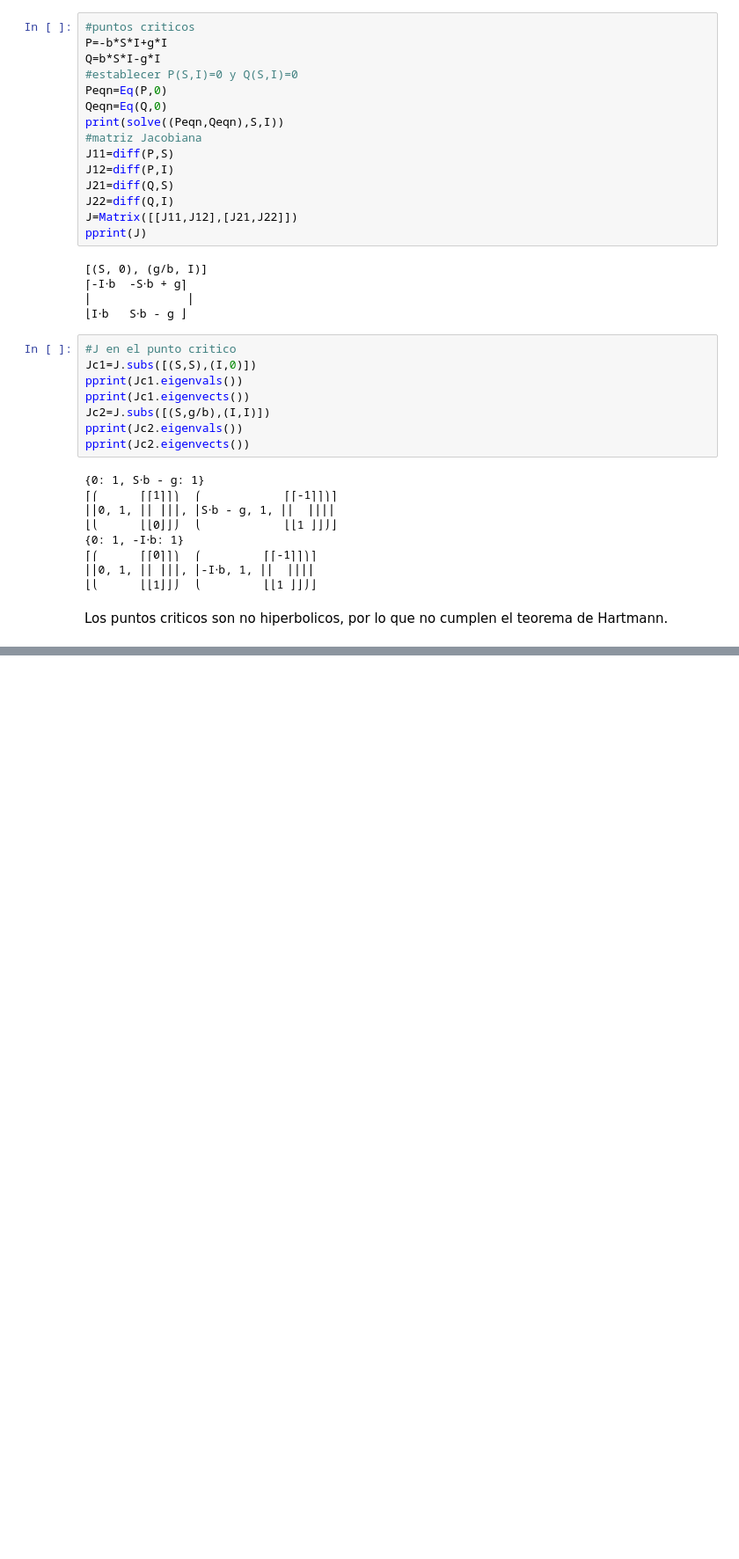
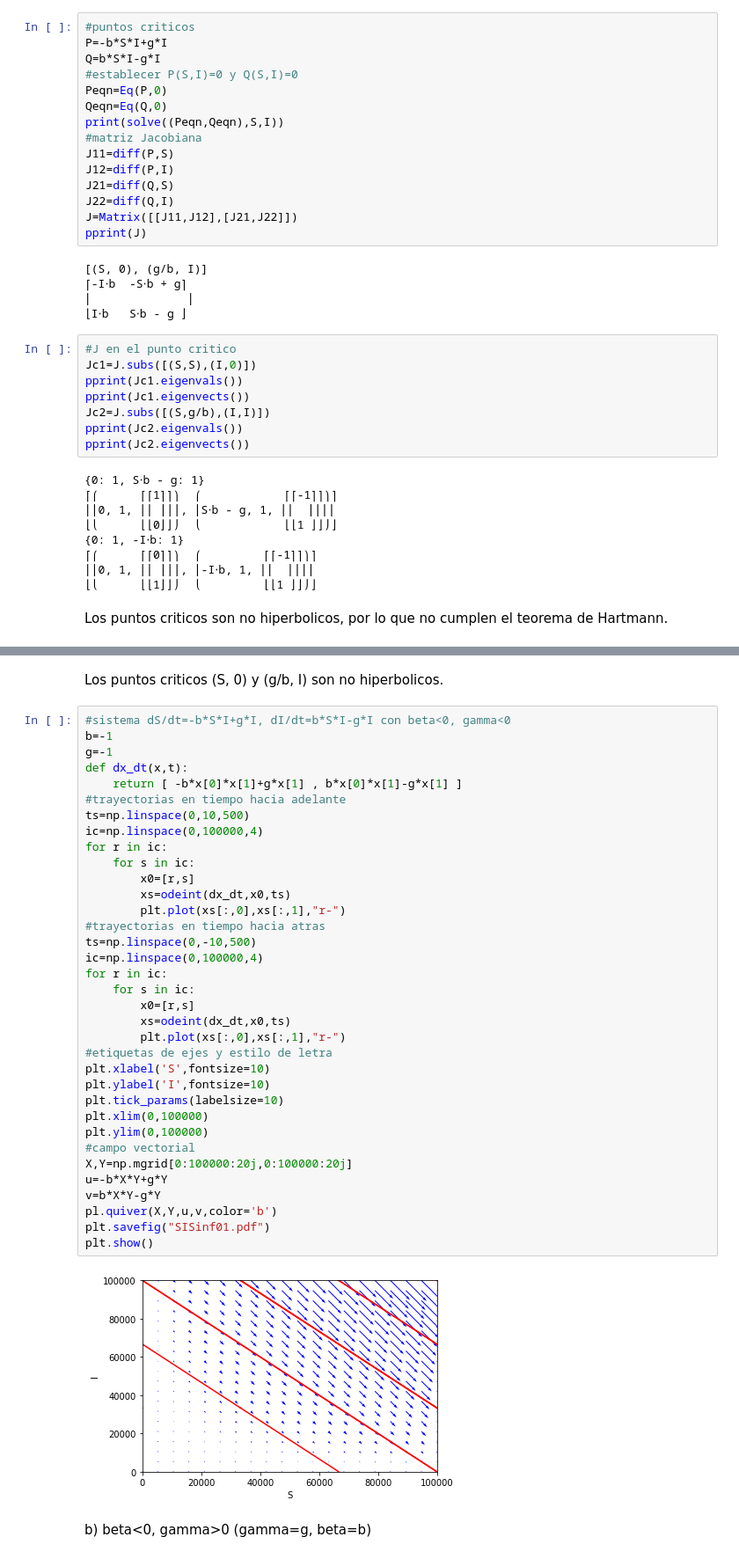
Before and after one commit to deleonja/dynamical-sys, a Jupyter notebook: ModeloSIS(infeccioso).ipynb, the cells around one changed output, grey strips where cells are left out. Shown at 88% size. Saved outputs shown, nothing was run; the diff lists cells and outputs as text; blank space fills up the shorter version.

Commit message:
falta estabilidad de no hiperbolicos y graficas para beta=0

```diff
--- a/ModeloSIS(infeccioso).ipynb
+++ b/ModeloSIS(infeccioso).ipynb
@@ -44,0 +89,41 @@ Los puntos criticos son no hiperbolicos, por lo que no cumplen el teorema de Har
+# %% [markdown]
+Los puntos criticos (S, 0) y (g/b, I) son no hiperbolicos.
+# %%
+#sistema dS/dt=-b*S*I+g*I, dI/dt=b*S*I-g*I con beta<0, gamma<0
+b=-1
+g=-1
+def dx_dt(x,t):
+    return [ -b*x[0]*x[1]+g*x[1] , b*x[0]*x[1]-g*x[1] ]
+#trayectorias en tiempo hacia adelante
+ts=np.linspace(0,10,500)
+ic=np.linspace(0,100000,4)
+for r in ic:
+    for s in ic:
+        x0=[r,s]
+        xs=odeint(dx_dt,x0,ts)
+        plt.plot(xs[:,0],xs[:,1],"r-")
+#trayectorias en tiempo hacia atras
+ts=np.linspace(0,-10,500)
+ic=np.linspace(0,100000,4)
+for r in ic:
+    for s in ic:
+        x0=[r,s]
+        xs=odeint(dx_dt,x0,ts)
+        plt.plot(xs[:,0],xs[:,1],"r-")
+#etiquetas de ejes y estilo de letra
+plt.xlabel('S',fontsize=10)
+plt.ylabel('I',fontsize=10)
+plt.tick_params(labelsize=10)
+plt.xlim(0,100000)
+plt.ylim(0,100000)
+#campo vectorial
+X,Y=np.mgrid[0:100000:20j,0:100000:20j]
+u=-b*X*Y+g*Y
+v=b*X*Y-g*Y
+pl.quiver(X,Y,u,v,color='b')
+plt.savefig("SISinf01.pdf")
+plt.show()
+# %% [output]
+[figure, added]
+# %% [markdown]
+b) beta<0, gamma>0 (gamma=g, beta=b)
```
Also changed, not shown: parts of 31 cells of this notebook.
